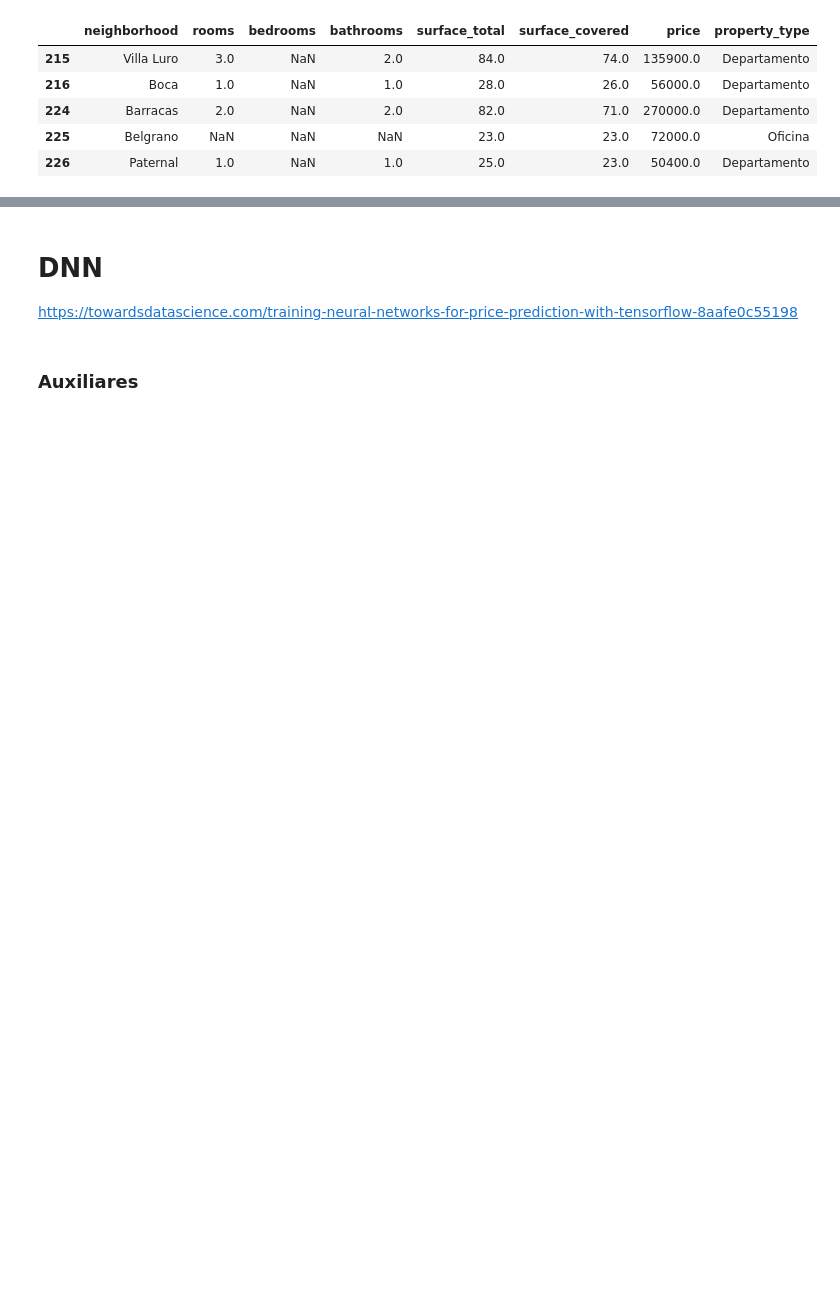
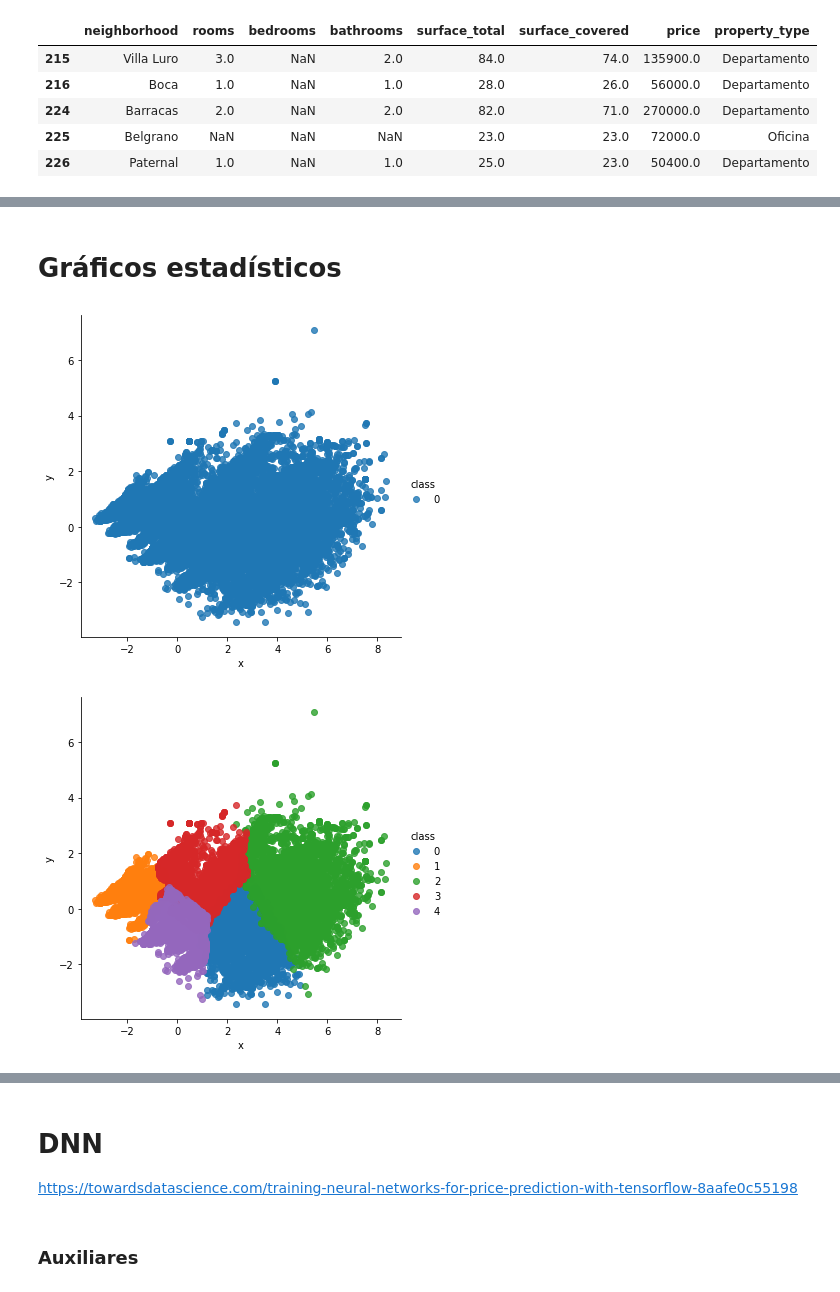
Before and after one commit to enzoconejero/utnba-iaa-2021-property-price-prediction, a Jupyter notebook: propierati_regresion.ipynb, the cells around one changed output, grey strips where cells are left out. Saved outputs shown, nothing was run; the diff lists cells and outputs as text; code cells hidden in the pictures; blank space fills up the shorter version.

```diff
--- a/propierati_regresion.ipynb
+++ b/propierati_regresion.ipynb
@@ -577,0 +317,20 @@ sns.lmplot(x='x', y='y',
+# %% [markdown]
+# Gráficos estadísticos
+# %%
+#@title Clusterizar con K-Means { run: "auto" }
+#@markdown Cantidad de clústeres a generar:
+cantidad_clusters =  5#@param {type:"integer"}
+
+# Se clusteriza con datos numéricos
+data_clust = only_numerics(data_norm)
+
+# Como mínimo se tienen que generar dos clusters
+if cantidad_clusters < 2:
+    cantidad_clusters = 2
+
+plot_pca(data_norm)
+kmeans = KMeans(n_clusters=cantidad_clusters).fit(data_clust)
+plot_pca(data_norm, classes=kmeans.labels_)
+# %% [output]
+[figure, added]
+[figure, added]
```
Also changed, not shown: parts of 42 cells of this notebook.
